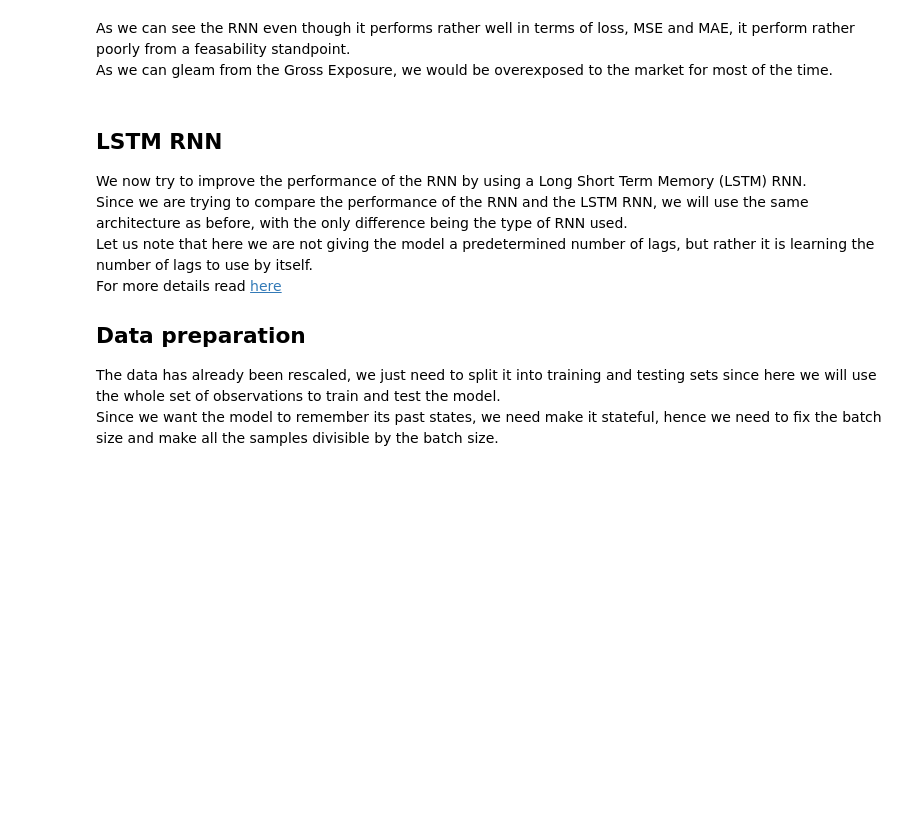
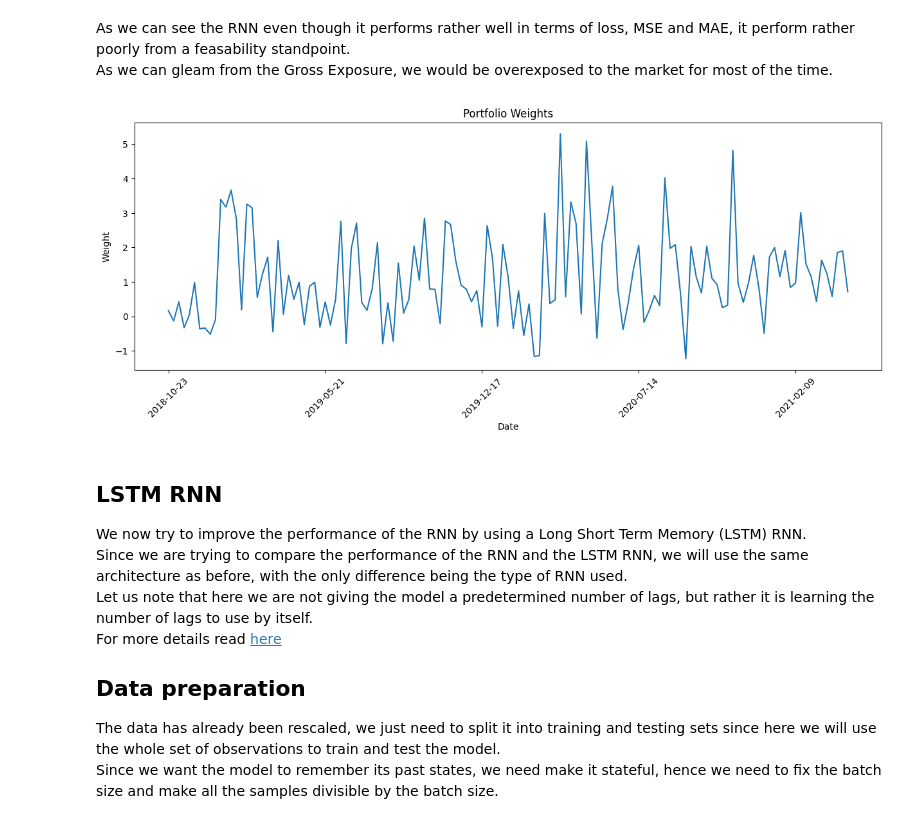
Before and after one commit to jstringara/Fintech, a Jupyter notebook: FinalProject/NN/neuralReplication.ipynb, the cells around one changed output. Cells and saved outputs as stored; diff of their text form; code cells hidden in the pictures; blank space fills up the shorter version.

```diff
--- a/FinalProject/NN/neuralReplication.ipynb
+++ b/FinalProject/NN/neuralReplication.ipynb
@@ -534,6 +535,30 @@ As we can see the RNN even though it performs rather well in terms of loss, MSE
 and MAE, it perform rather poorly from a feasability standpoint.
 As we can gleam from the Gross Exposure, we would be overexposed to the market
 for most of the time.
+# %%
+# get the weights
+getweights = K.function(
+    inputs = [input_layerRNN, sw_layer],
+    outputs = [weights_layerRNN]
+)
+
+# get the weights and convert them to a numpy array
+weightsRNN = getweights([x_testRNN, sw_test])
+weightsRNN = np.array(weightsRNN).reshape(-1, num_features)
+
+# sum them along the rows
+weightsRNN = np.sum(weightsRNN, axis=1)
+
+# plot the weights
+plt.figure(figsize=(15, 5))
+plt.plot(test_datesRNN, weightsRNN)
+plt.title('Portfolio Weights')
+plt.xlabel('Date')
+plt.ylabel('Weight')
+plt.xticks(test_datesRNN[::30], rotation=45)
+plt.show()
+# %% [output]
+[figure, added]
 # %% [markdown]
 ## LSTM RNN
 We now try to improve the performance of the RNN by using a Long Short Term
```
Also changed, not shown: parts of 2 cells of this notebook, 3 other files.
